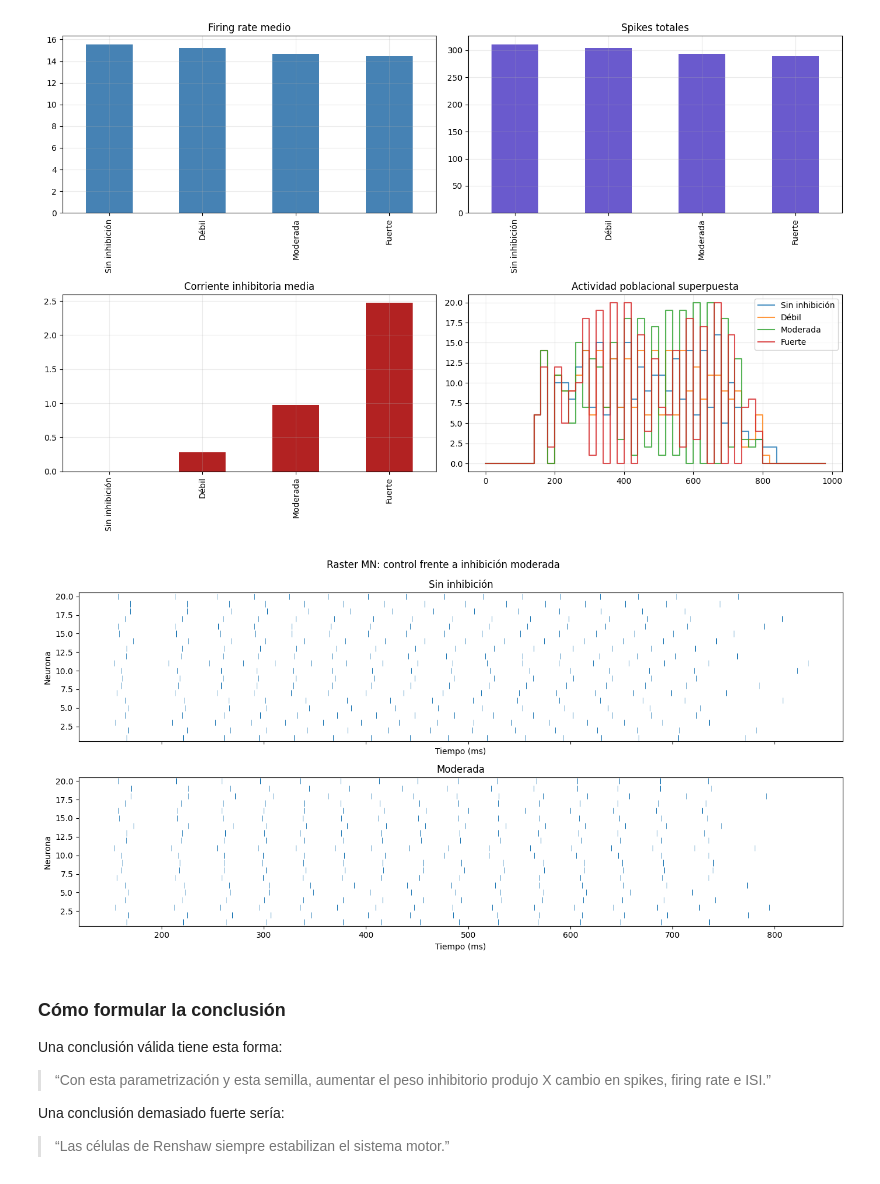
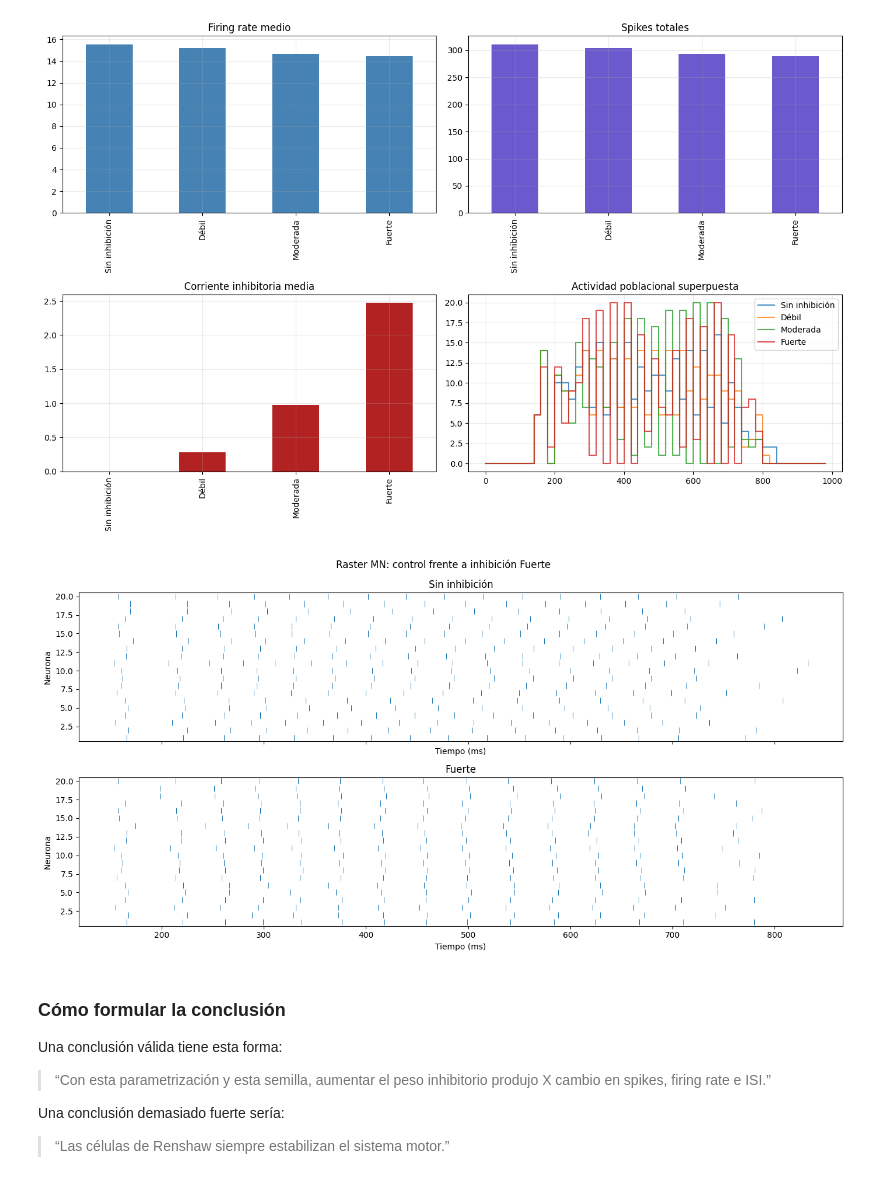
Before and after one commit to juanchi1789/Neural-Network-exploration, a Jupyter notebook: notebooks/04_renshaw_comparison_experiments.ipynb, the cells around one changed output. Drawn from its saved outputs; the diff is of its cells as text; code cells hidden in the pictures.

```diff
--- a/notebooks/04_renshaw_comparison_experiments.ipynb
+++ b/notebooks/04_renshaw_comparison_experiments.ipynb
@@ -100,14 +100,14 @@ fig.tight_layout(); plt.show()
 [figure]
 # %%
 fig, axes = plt.subplots(2, 1, figsize=(14, 7), sharex=True)
-for ax, name in zip(axes, ["Sin inhibición", "Moderada"]):
+for ax, name in zip(axes, ["Sin inhibición", "Fuerte"]):
     result = results[name]
     plot_raster(spike_times_from_matrix(result["spikes_MN"], result["time"]), ax)
     ax.set_title(name)
-fig.suptitle("Raster MN: control frente a inhibición moderada")
+fig.suptitle("Raster MN: control frente a inhibición Fuerte")
 fig.tight_layout(); plt.show()
 # %% [output]
-[figure, old version]
+[figure, new version]
 # %% [markdown]
 ### Cómo formular la conclusión
 
```
Also changed, not shown: 6 other files.
